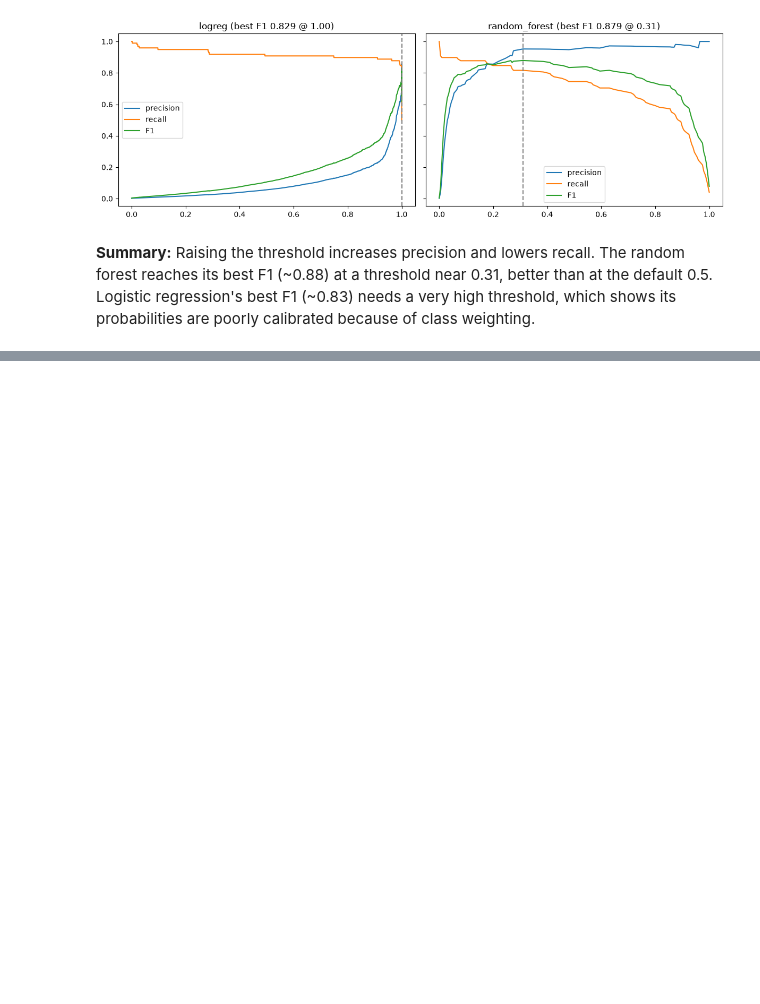
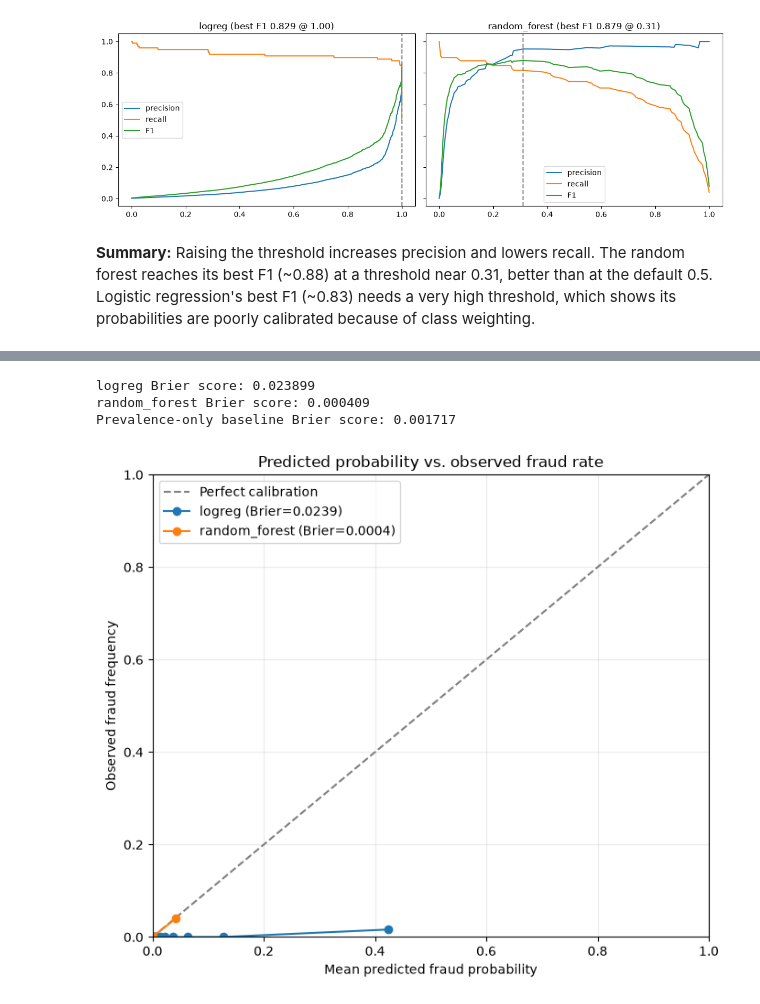
Before and after one commit to bjdawson23/Credit-Card-Fraud-and-Overdraft-Detection, a Jupyter notebook: notebooks/01_download_data.ipynb, the cells around one changed output, grey strips where cells are left out. Drawn from its saved outputs; the diff is of its cells as text; code cells hidden in the pictures; blank space fills up the shorter version.

```diff
--- a/notebooks/01_download_data.ipynb
+++ b/notebooks/01_download_data.ipynb
@@ -240,0 +355,31 @@ plt.show()
+# %%
+from sklearn.calibration import calibration_curve
+from sklearn.metrics import brier_score_loss
+
+fig, ax = plt.subplots(figsize=(7, 6))
+ax.plot([0, 1], [0, 1], linestyle="--", color="gray", label="Perfect calibration")
+
+for name, scores in probas.items():
+    fraction_positive, mean_predicted = calibration_curve(
+        y_test, scores, n_bins=10, strategy="quantile"
+    )
+    brier = brier_score_loss(y_test, scores)
+    ax.plot(mean_predicted, fraction_positive, marker="o", label=f"{name} (Brier={brier:.4f})")
+    print(f"{name} Brier score: {brier:.6f}")
+
+baseline_brier = brier_score_loss(y_test, np.full(len(y_test), np.mean(y_test)))
+print(f"Prevalence-only baseline Brier score: {baseline_brier:.6f}")
+ax.set(xlim=(0, 1), ylim=(0, 1),
+       xlabel="Mean predicted fraud probability",
+       ylabel="Observed fraud frequency",
+       title="Predicted probability vs. observed fraud rate")
+ax.grid(alpha=0.25)
+ax.legend()
+plt.tight_layout()
+plt.savefig(OUTPUT_DIR / "calibration_curves.png", dpi=150, bbox_inches="tight")
+plt.show()
+# %% [output]
+logreg Brier score: 0.023899
+random_forest Brier score: 0.000409
+Prevalence-only baseline Brier score: 0.001717
+[figure, added]
```
Also changed, not shown: parts of 11 cells of this notebook, 5 other files.
